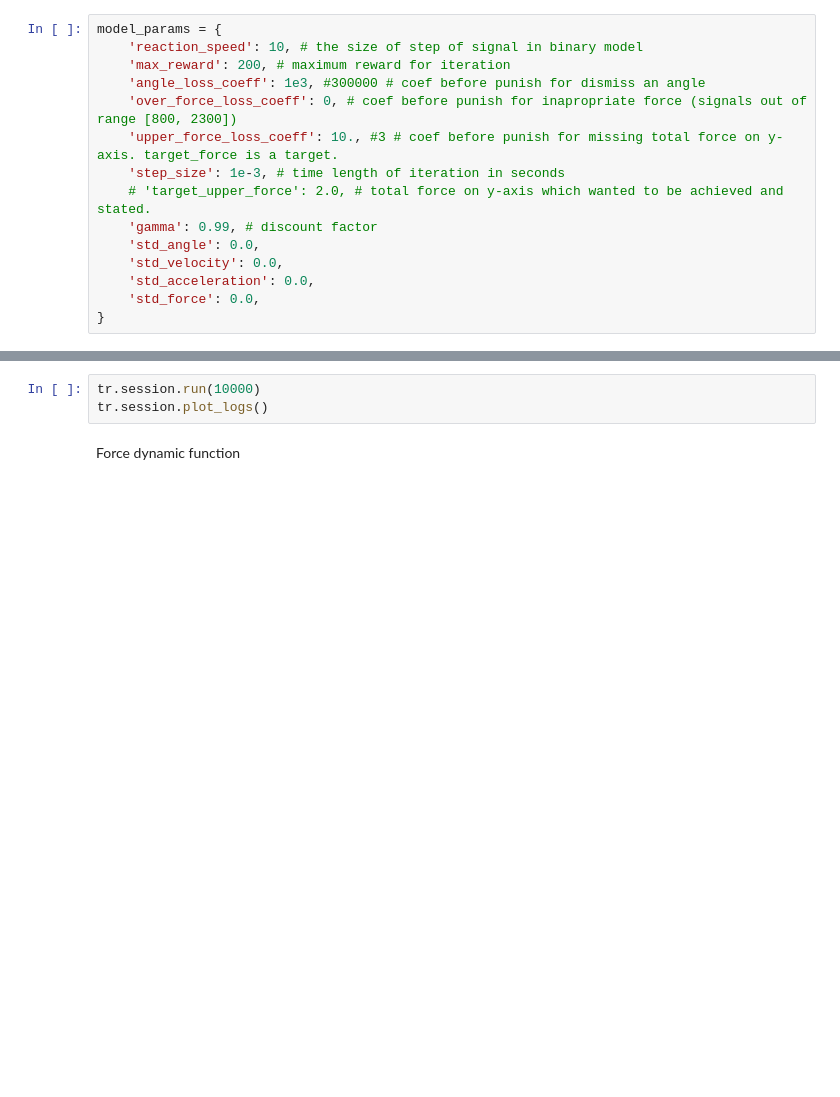
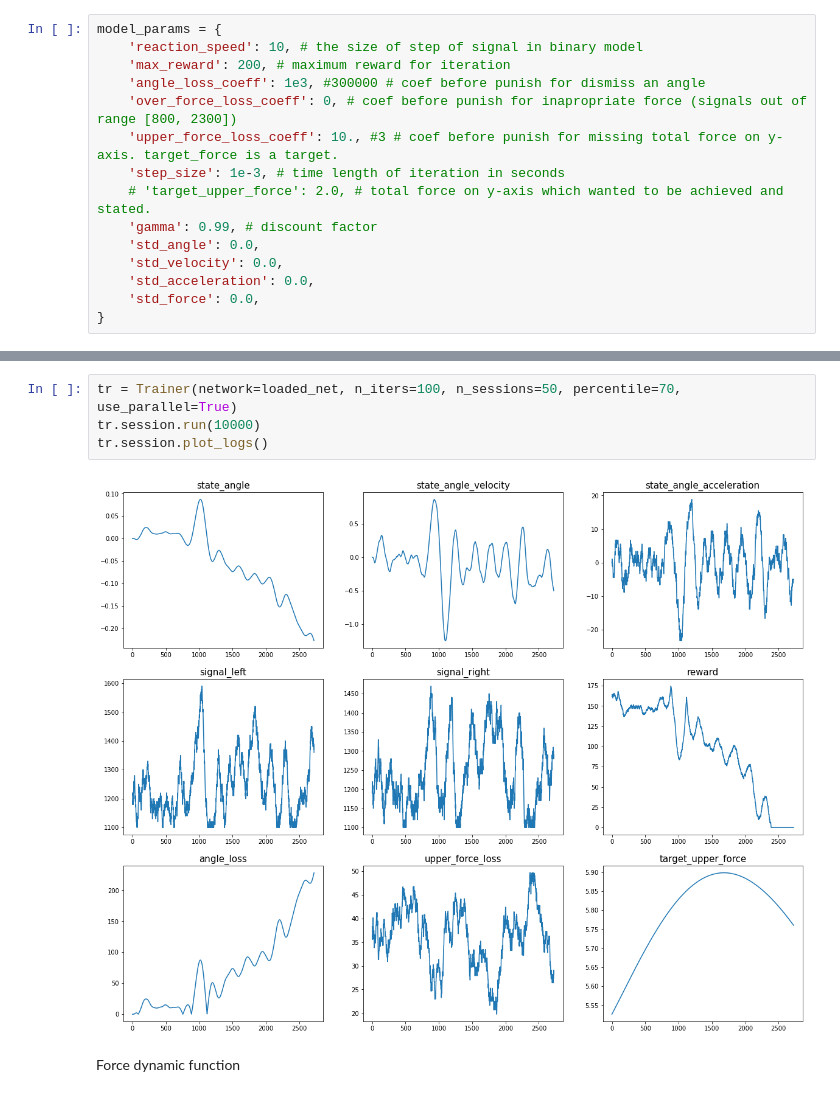
Before and after one commit to limon8884/copter, a Jupyter notebook: main_note.ipynb, the cells around one changed output, grey strips where cells are left out. Cells and saved outputs as stored; diff of their text form; blank space fills up the shorter version.

```diff
--- a/main_note.ipynb
+++ b/main_note.ipynb
@@ -185,6 +192,9 @@ loaded_net.load_state_dict(torch.load('trainedNet_40_10000_50_70_rew730k.pt'))
 # %%
+tr = Trainer(network=loaded_net, n_iters=100, n_sessions=50, percentile=70, use_parallel=True)
 tr.session.run(10000)
 tr.session.plot_logs()
+# %% [output]
+[figure, added]
 # %% [markdown]
 Force dynamic function
 # %%
```
Also changed, not shown: parts of 4 cells of this notebook, 4 other files.
